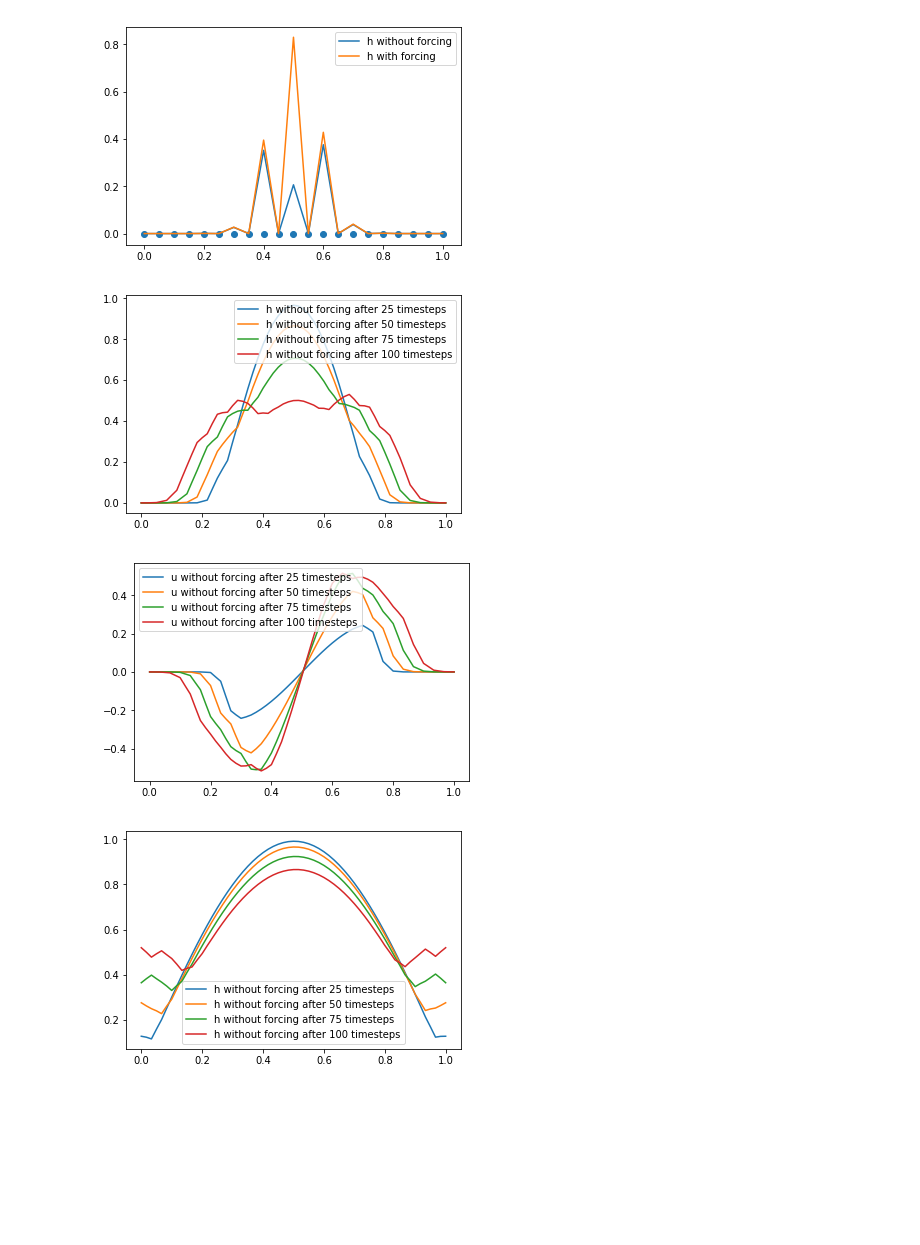
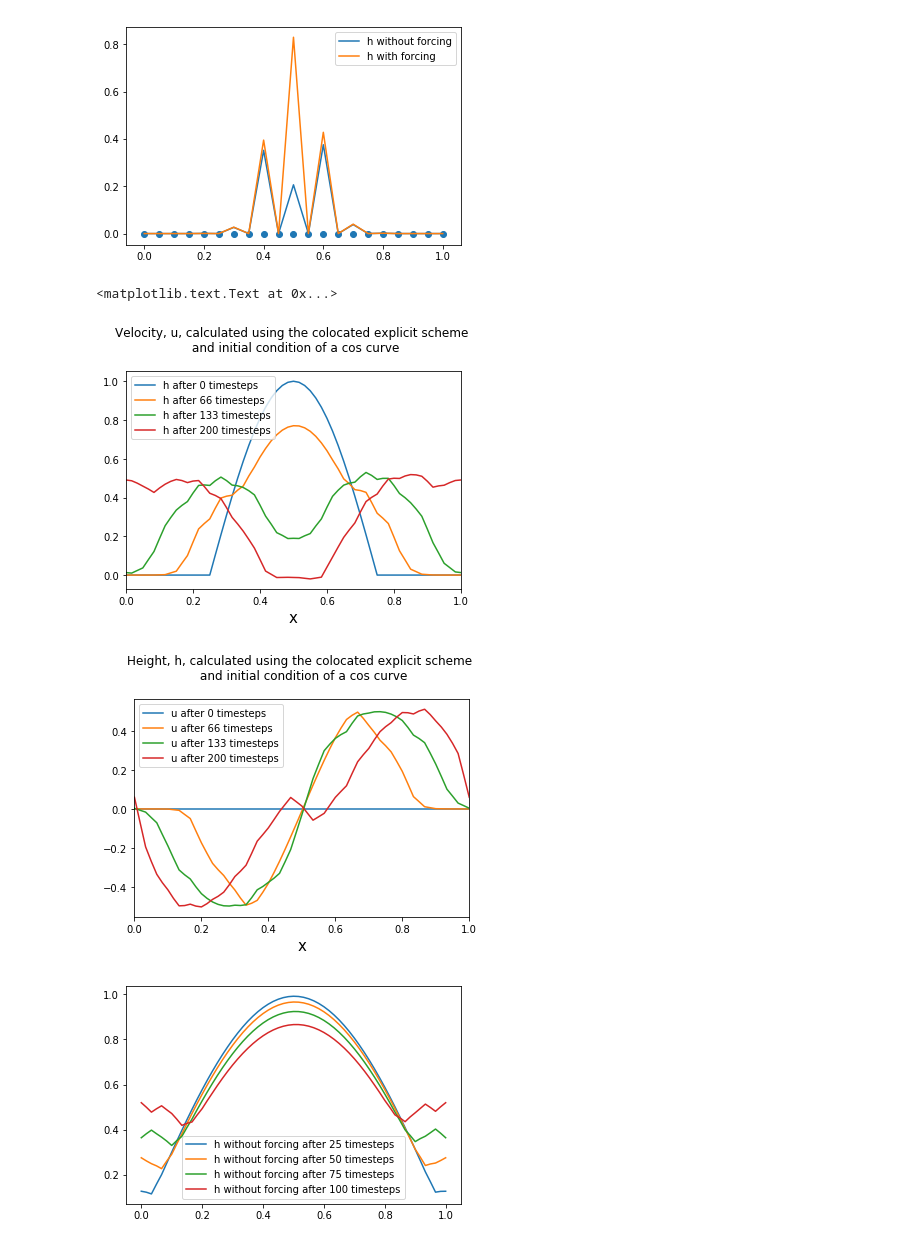
Before and after one commit to mc4117/Mariana-Numerical-assignment, a Jupyter notebook: Shallow water equations (both initial conditions).ipynb, the cells around one changed output. Drawn from its saved outputs; the diff is of its cells as text; code cells hidden in the pictures; blank space fills up the shorter version.

```diff
--- a/Shallow water equations (both initial conditions).ipynb
+++ b/Shallow water equations (both initial conditions).ipynb
@@ -76,8 +74,8 @@ def A_grid_explicit(initialconditions, nx, nt, H = 1, g = 1, w = 8, c = 0.1, For
     # initialize the system
     uOld = initialu.copy()
     hOld = initialh.copy()
-    u = initialu.copy()
-    h = initialh.copy()
+    u = np.zeros_like(hOld)
+    h = np.zeros_like(uOld)
 
     dx = 1/nx
     dt = (c*dx)/math.sqrt(g*H)
@@ -144,31 +142,41 @@ for i in timerange[1:]:
 [figure]
 [figure]
 [figure]
-# %%
-timerange = np.linspace(0, 1, 5)
-nt = 100
-# plot solution at various time iterations for an explicit method on a colocated grid for the initial condition where u is zero everywhere
-# and h has a bump in the centre and is surrounded by zero either side
-for i in timerange[1:]:
-    u, h, x1 = A_grid_explicit(initialconditions_cosbell, nx, i*nt, H = 1, g = 1, w = 8, Forcing = False)
-    #u_forcing, h_forcing, x2 = A_grid_explicit(initialconditions_cosbell, nx, i*nt, H = 1, g = 1, w = 8, Forcing = True)
-
-    plt.ion()
-    plt.plot(x1, h, label = 'h without forcing after ' + str(int(i*nt)) + ' timesteps')
-    #plt.plot(x2, h_forcing, label = 'h with forcing')
-    plt.legend(loc = 'best')
-plt.show()
-
-for i in timerange[1:]:
-    u, h, x1 = A_grid_explicit(initialconditions_cosbell, nx, i*nt, H = 1, g = 1, w = 8, Forcing = False)
-    plt.ion()
-    plt.plot(x1, u, label = 'u without forcing after ' + str(int(i*nt)) + ' timesteps')
-    #plt.plot(x2, u_forcing, label = 'u with forcing')
-    plt.legend(loc = 'best')
-plt.show()
-# %% [output]
-[figure, removed]
-[figure, removed]
+# %%
+timerange = np.linspace(0, 2, 4)
+nt = 100 # number of timesteps in 1 second
+xmin = 0
+xmax = 1
+nx = 60
+
+fig1, ax1 = plt.subplots()
+fig2, ax2 = plt.subplots()
+
+# plot solution at various time iterations for an explicit method on a colocated grid for the initial condition where u is zero everywhere
+# and h has a bump in the centre and is surrounded by zero either side
+for i in timerange:
+    u, h, x1 = A_grid_explicit(initialconditions_cosbell, nx, i*nt)
+    ax1.plot(x1, h, label = 'h after ' + str(int(i*nt)) + ' timesteps')
+    ax2.plot(x1, u, label = 'u after ' + str(int(i*nt)) + ' timesteps')
+
+plt.rcParams['axes.titlepad'] = 20
+# increase the font size
+for item in ([ax1.title, ax1.xaxis.label, ax1.yaxis.label] + [ax2.title, ax2.xaxis.label, ax2.yaxis.label]):
+    item.set_fontsize(15)
+
+ax1.legend(loc = 'best')
+ax1.set_xlim([xmin,xmax])
+ax1.set_xlabel("x")
+ax1.set_title("Velocity, u, calculated using the colocated explicit scheme \n and initial condition of a cos curve")
+
+ax2.legend(loc = 'best')
+ax2.set_xlim([xmin,xmax])
+ax2.set_xlabel("x")
+ax2.set_title("Height, h, calculated using the colocated explicit scheme \n and initial condition of a cos curve")
+# %% [output]
+<matplotlib.text.Text at 0x...>
+[figure, added]
+[figure, added]
 # %%
 timerange = np.linspace(0, 1, 5)
 nt = 100
```
Also changed, not shown: parts of 3 cells of this notebook, 7 other files.
